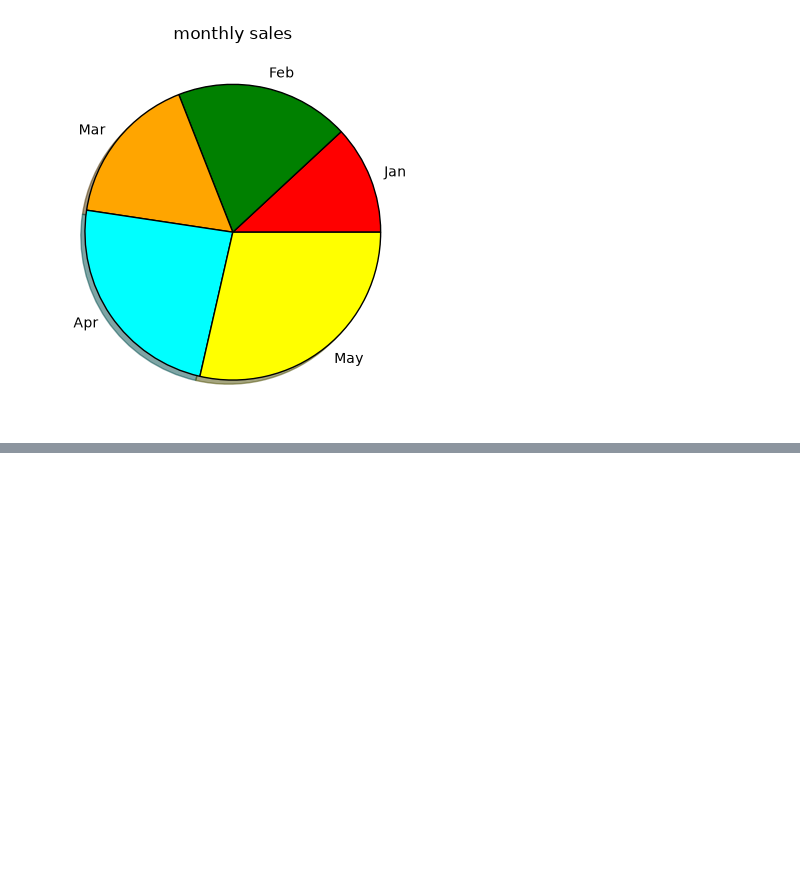
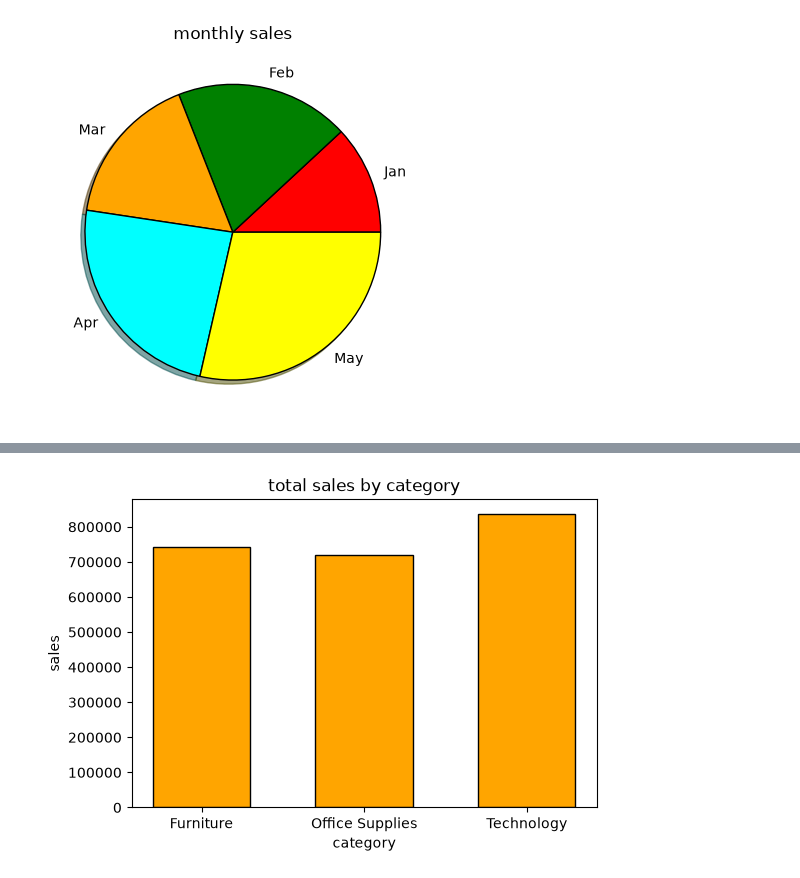
Before and after one commit to rohitdhamke/ml, a Jupyter notebook: matplotlib/practice.ipynb, the cells around one changed output, grey strips where cells are left out. Drawn from its saved outputs; the diff is of its cells as text; code cells hidden in the pictures; blank space fills up the shorter version.

```diff
--- a/matplotlib/practice.ipynb
+++ b/matplotlib/practice.ipynb
@@ -229,3 +230,6 @@ plt.show()
 [figure]
 [figure]
 [figure]
+# %%
+data = pd.read_csv(r"/workspaces/ml/panda/sample_-_superstore (1).csv",encoding="latin-1")
+data
@@ -231,0 +250,21 @@ plt.show()
+# %%
+# 1  Create a bar chart showing the total sales of each Category.
+
+# Requirements:
+
+# Use groupby()
+# Orange bars
+# Black border
+# Add title and axis labels
+
+totalsales = data.groupby("Category").agg(Total_Sales = ("Sales", "sum")).reset_index()
+totalsales
+
+plt.figure(figsize=(6,4))
+plt.bar(totalsales["Category"], totalsales["Total_Sales"], color="orange", edgecolor="black", width=0.6)
+plt.title("total sales by category")
+plt.xlabel("category")
+plt.ylabel("sales")
+plt.show()
+# %% [output]
+[figure, added]
```
Also changed, not shown: parts of 6 cells of this notebook.
